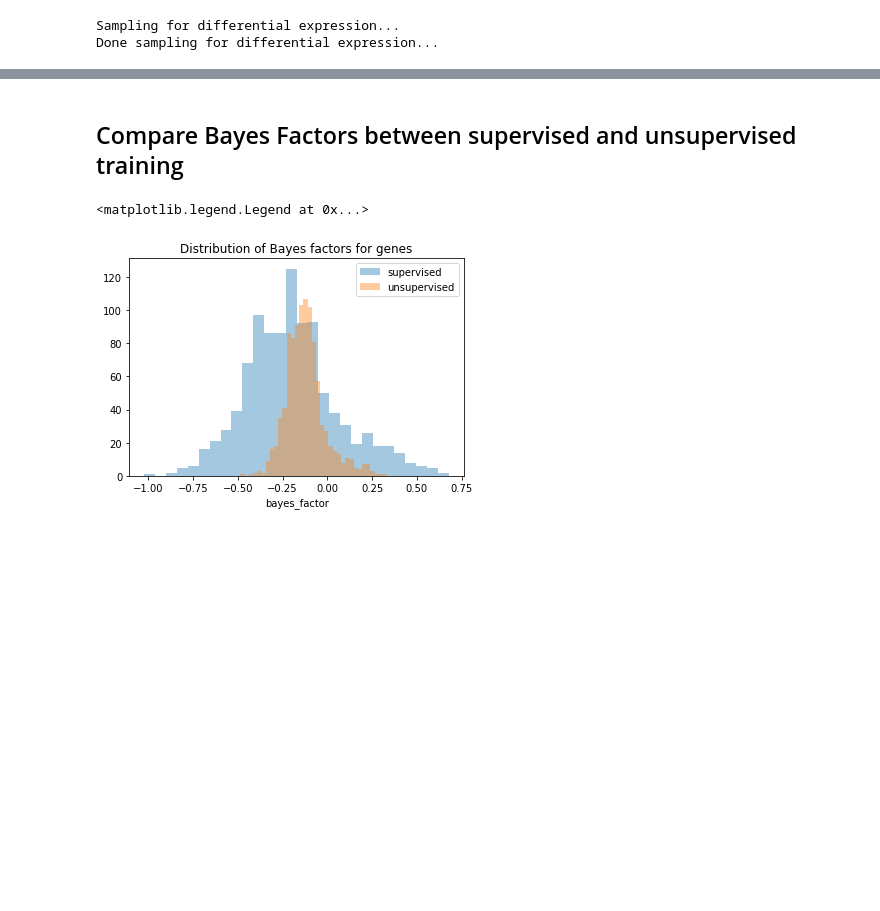
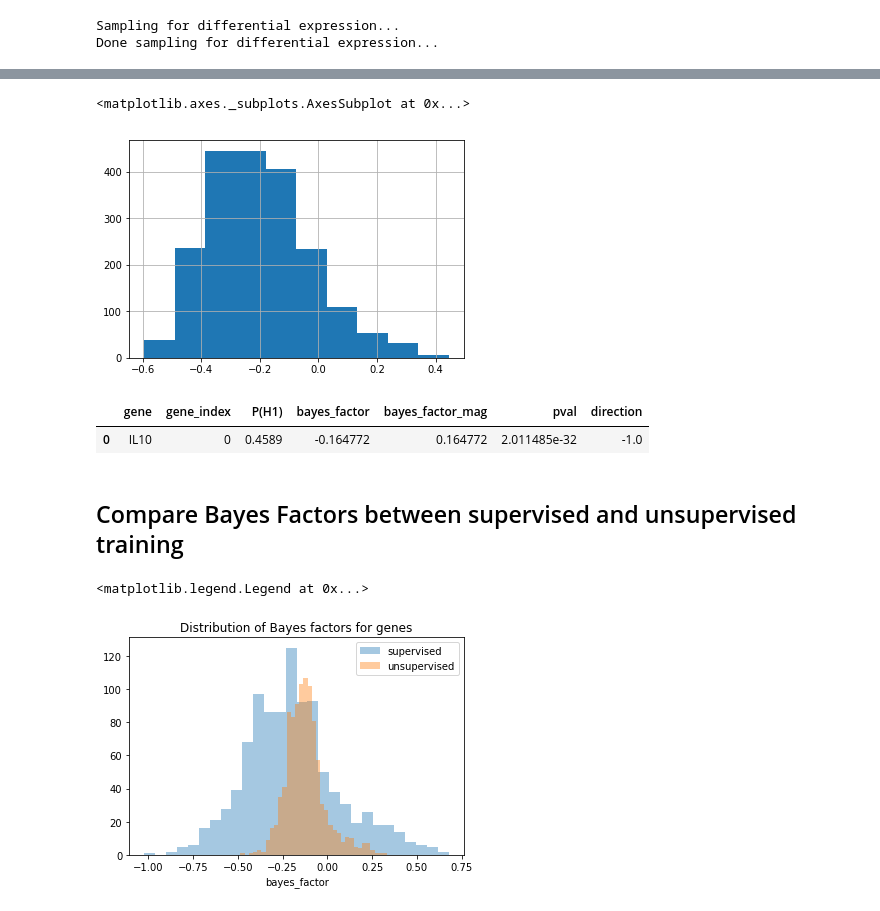
Before and after one commit to mincheoly/scVI-extensions, a Jupyter notebook: notebooks/batf_poc.ipynb, the cells around one changed output, grey strips where cells are left out. Cells and saved outputs as stored; diff of their text form; code cells hidden in the pictures; blank space fills up the shorter version.

```diff
--- a/notebooks/batf_poc.ipynb
+++ b/notebooks/batf_poc.ipynb
@@ -220,3 +198,13 @@ supervised_de_results[0][1].head(5)
+# %%
+de_results[1][0][3]['bayes_factor'].hist()
+# %% [output]
+<matplotlib.axes._subplots.AxesSubplot at 0x...>
+[figure, added]
+# %%
+de_results[1][2][3].query('gene == "IL10"')
+# %% [output]
+|  | gene | gene_index | P(H1) | bayes_factor | bayes_factor_mag | pval | direction |
+| 0 | IL10 | 0 | 0.4589 | -0.164772 | 0.164772 | 2.011485e-32 | -1.0 |
 # %% [markdown]
 ## Compare Bayes Factors between supervised and unsupervised training
 # %%
```
Also changed, not shown: parts of 44 cells of this notebook, 10 other files.
